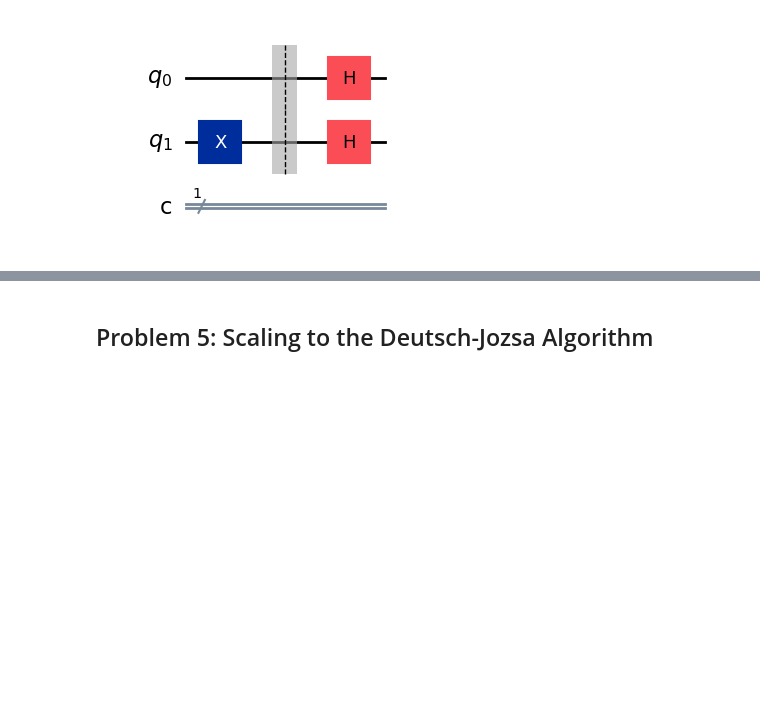
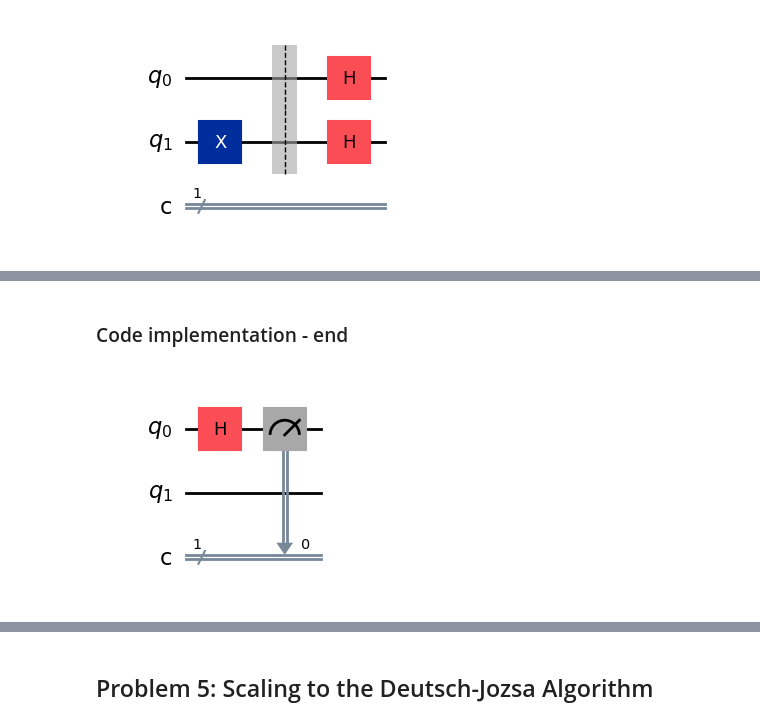
Before and after one commit to G00394925/emerging-technologies, a Jupyter notebook: problems.ipynb, the cells around one changed output, grey strips where cells are left out. Drawn from its saved outputs; the diff is of its cells as text; code cells hidden in the pictures; blank space fills up the shorter version.

```diff
--- a/problems.ipynb
+++ b/problems.ipynb
@@ -570,0 +622,14 @@ deutsch_s.draw(output='mpl')
+# %% [markdown]
+### Code implementation - end
+# %%
+# Create end part of circuit
+deutsch_e = qiskit.QuantumCircuit(2, 1)
+
+# Apply final Hadamard gate to first qubit
+deutsch_e.h(0)
+
+deutsch_e.measure(0, 0)
+
+deutsch_e.draw(output='mpl')
+# %% [output]
+[figure, added]
```
Also changed, not shown: parts of 11 cells of this notebook.
